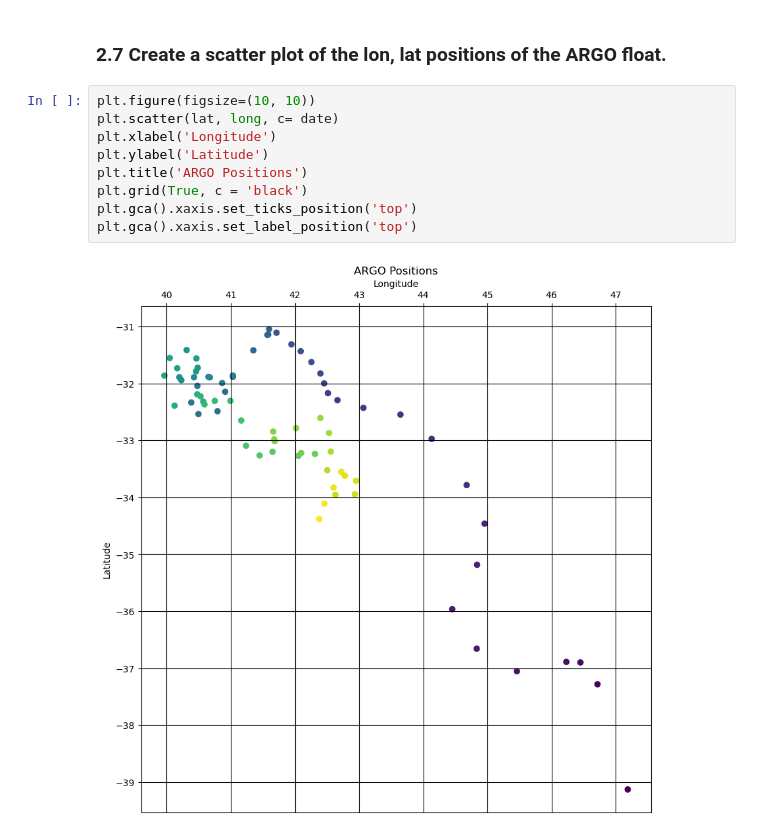
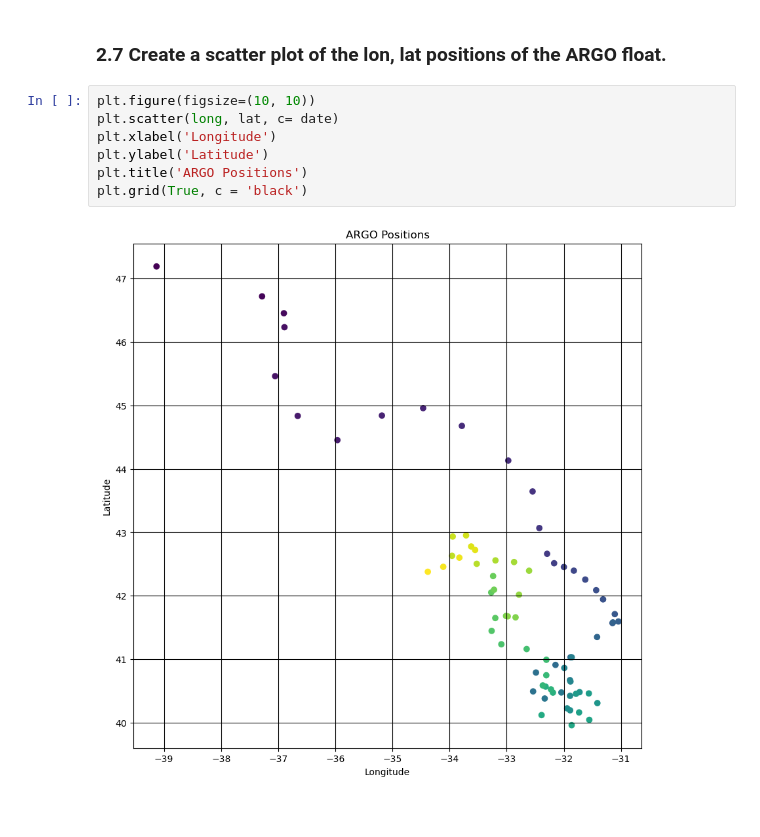
Before and after one commit to TrevorDurn/Assignments2, a Jupyter notebook: ThreeAssignment.ipynb, the cells around one changed output. Drawn from its saved outputs; the diff is of its cells as text.

```diff
--- a/ThreeAssignment.ipynb
+++ b/ThreeAssignment.ipynb
@@ -367,12 +367,10 @@ Text(0.5, 1.0, 'Mean Pressure vs Depth (II)')
 ### 2.7 Create a scatter plot of the lon, lat positions of the ARGO float.
 # %%
 plt.figure(figsize=(10, 10))
-plt.scatter(lat, long, c= date)
+plt.scatter(long, lat, c= date)
 plt.xlabel('Longitude')
 plt.ylabel('Latitude')
 plt.title('ARGO Positions')
 plt.grid(True, c = 'black')
-plt.gca().xaxis.set_ticks_position('top')
-plt.gca().xaxis.set_label_position('top')
 # %% [output]
-[figure, old version]
+[figure, new version]
```
